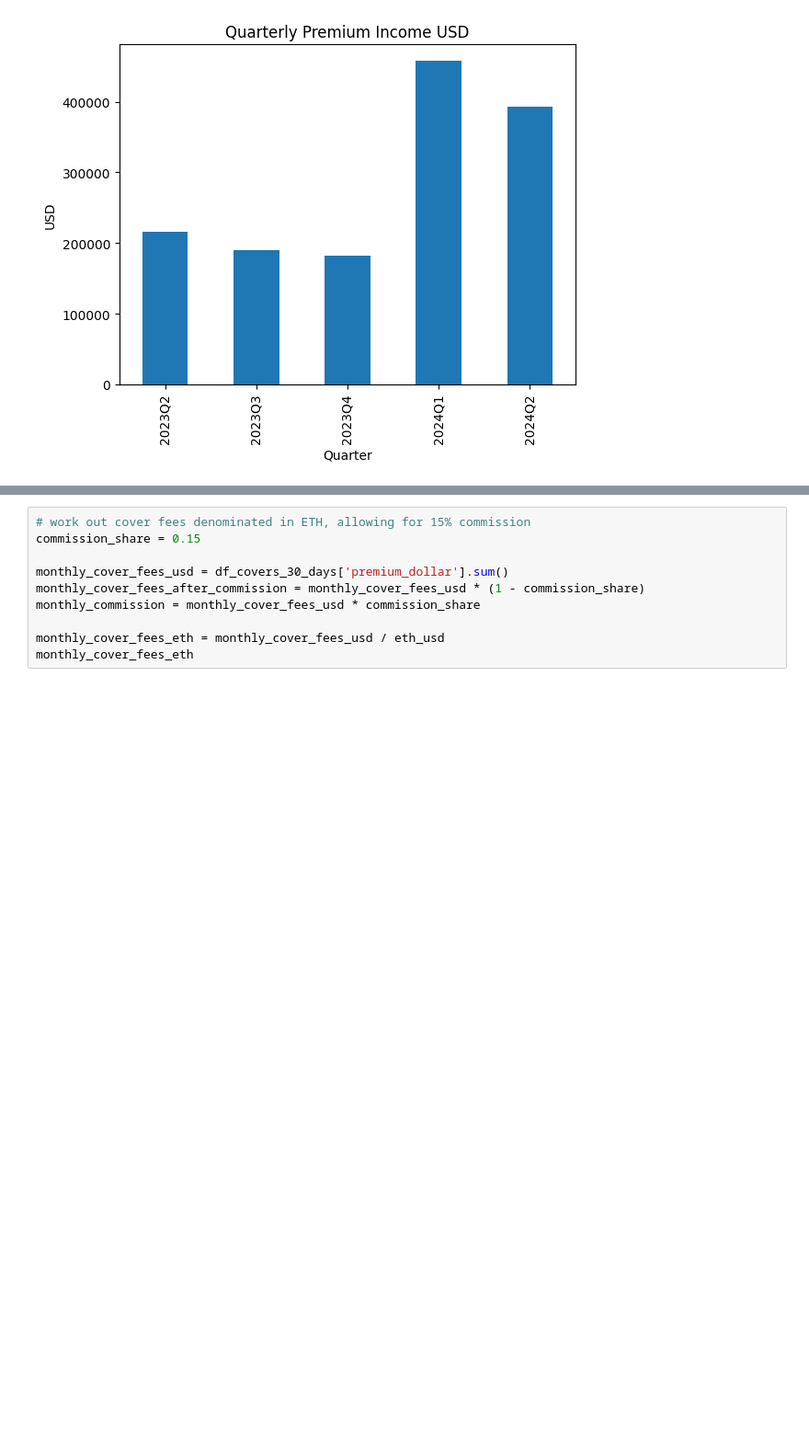
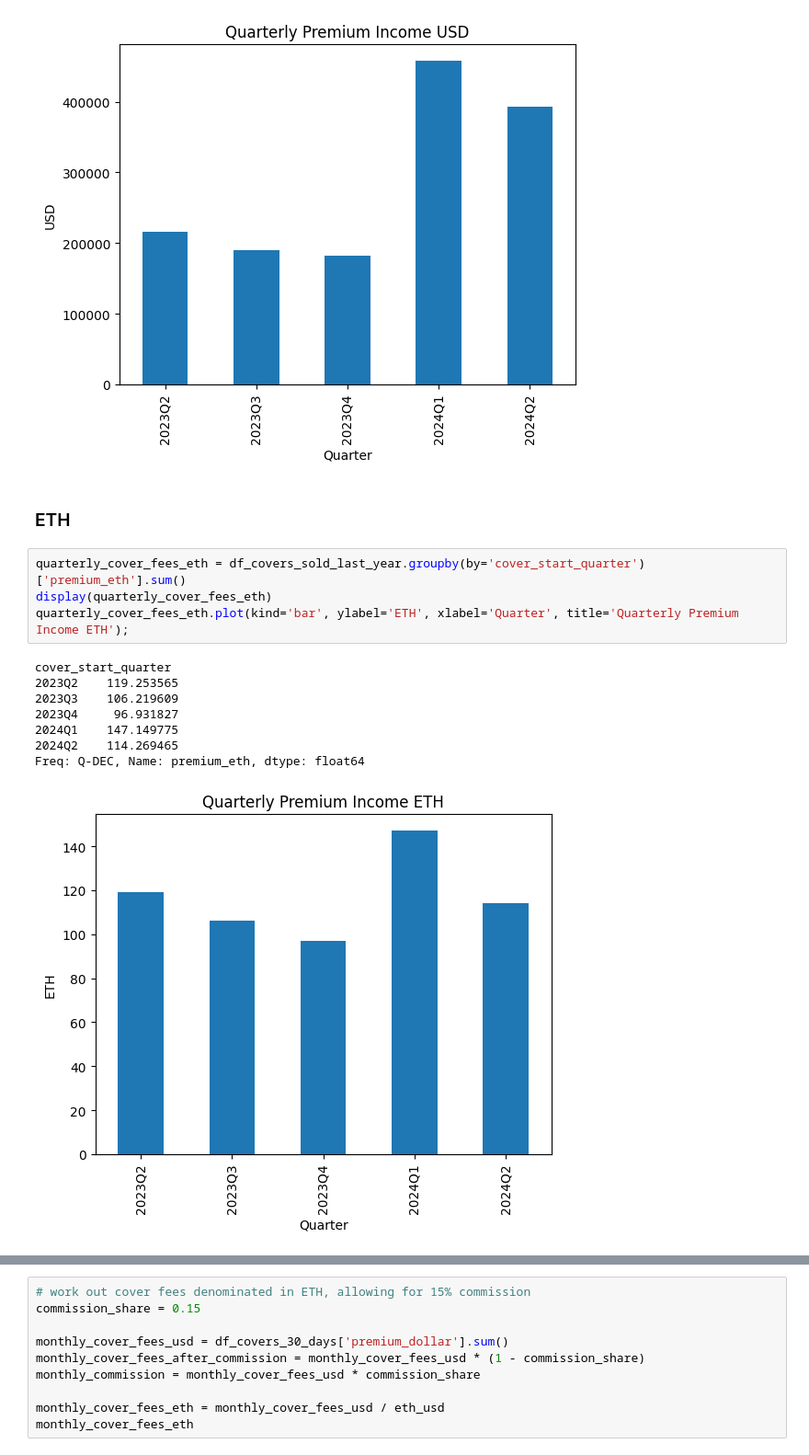
Before and after one commit to rmelbardis/InvestmentMonitoring, a Jupyter notebook: GrowthMonitoring.ipynb, the cells around one changed output, grey strips where cells are left out. Shown: that part at 92% size. Cells and saved outputs as stored; diff of their text form; blank space fills up the shorter version.

```diff
--- a/GrowthMonitoring.ipynb
+++ b/GrowthMonitoring.ipynb
@@ -117,3 +135,18 @@ cover_start_quarter
 2024Q2    393388.598144
 Freq: Q-DEC, Name: premium_dollar, dtype: float64
 [figure]
+# %% [markdown]
+### ETH
+# %%
+quarterly_cover_fees_eth = df_covers_sold_last_year.groupby(by='cover_start_quarter')['premium_eth'].sum()
+display(quarterly_cover_fees_eth)
+quarterly_cover_fees_eth.plot(kind='bar', ylabel='ETH', xlabel='Quarter', title='Quarterly Premium Income ETH');
+# %% [output]
+cover_start_quarter
+2023Q2    119.253565
+2023Q3    106.219609
+2023Q4     96.931827
+2024Q1    147.149775
+2024Q2    114.269465
+Freq: Q-DEC, Name: premium_eth, dtype: float64
+[figure, added]
```
Also changed, not shown: parts of 7 cells of this notebook.
